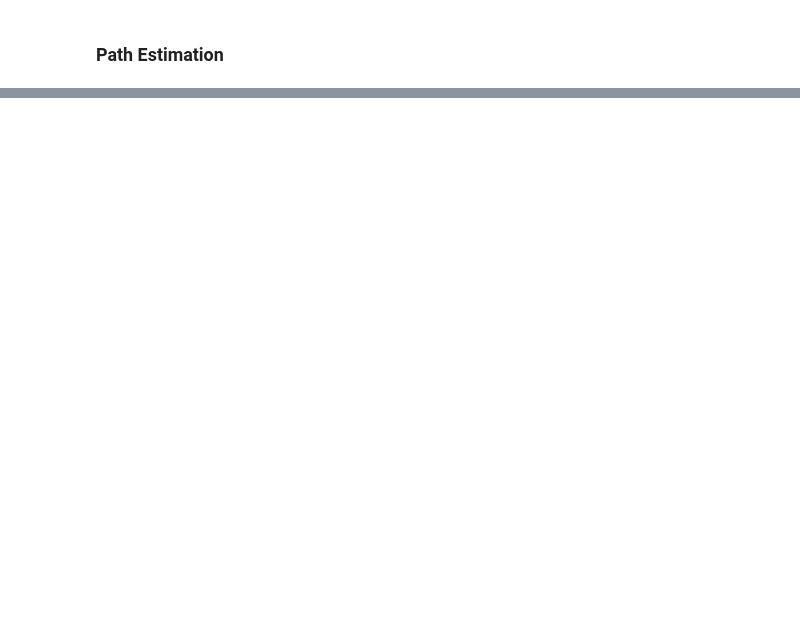
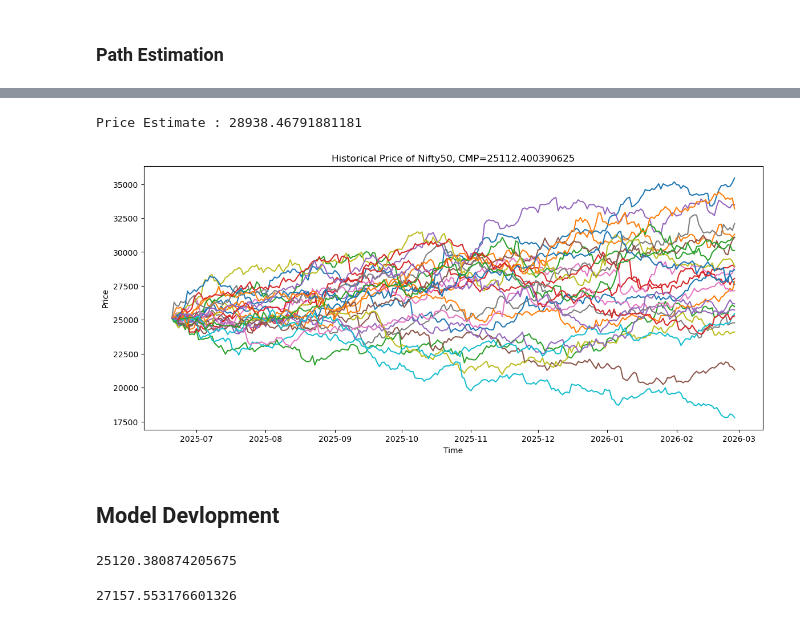
Before and after one commit to dinesh494/Market_Risk, a Jupyter notebook: Historical Simulation Method.ipynb, the cells around one changed output, grey strips where cells are left out. Saved outputs shown, nothing was run; the diff lists cells and outputs as text; code cells hidden in the pictures; blank space fills up the shorter version.

```diff
--- a/Historical Simulation Method.ipynb
+++ b/Historical Simulation Method.ipynb
@@ -100,0 +148,10 @@ plt.show()
+# %%
+simulatedPaths = {}
+for s in tqdm(range(1, simulatuions+1)):
+    simulatedPath = [spotPrice]
+    for t in range(252):
+        simulatedPrice = simulatedPath[t] * (1 + np.random.choice(spotReturns))
+        simulatedPath.append(simulatedPrice)
+    simulatedPaths[s] = simulatedPath
+simulatedPaths = pd.DataFrame(simulatedPaths, index=[spotData.tail(1).index[0] + timedelta(t) for t in range(253)])
+simulatedPaths.round(2)
@@ -100,0 +172,20 @@ plt.show()
+# %%
+priceEstimate = simulatedPaths.tail(1).transpose().mean().values[0]
+print('Price Estimate :',priceEstimate)
+# %% [output]
+Price Estimate : 28938.46791881181
+# %%
+plt.figure(figsize=(14,6))
+# plt.plot(spotData, label='Nifty50 Price')
+
+plt.plot(simulatedPaths.iloc[:,:25])
+
+plt.title(f'Historical Price of Nifty50, CMP={spotPrice}')
+plt.xlabel('Time')
+plt.ylabel('Price')
+# plt.legend(loc='upper left')
+plt.show()
+# %% [output]
+[figure, added]
+# %% [markdown]
+## Model Devlopment
@@ -100,0 +246,8 @@ plt.show()
+# %%
+PerdictionModel(data=spotData,shockType='DISC', simulations=1000000, technique='Point').HistoricalSimulation()
+# %% [output]
+25120.380874205675
+# %%
+PerdictionModel(data=spotData,shockType='DISC', simulations=10000, technique='Path',holdingPeriod=252).HistoricalSimulation()
+# %% [output]
+27157.553176601326
```
Also changed, not shown: parts of 17 cells of this notebook, 1 other file.
